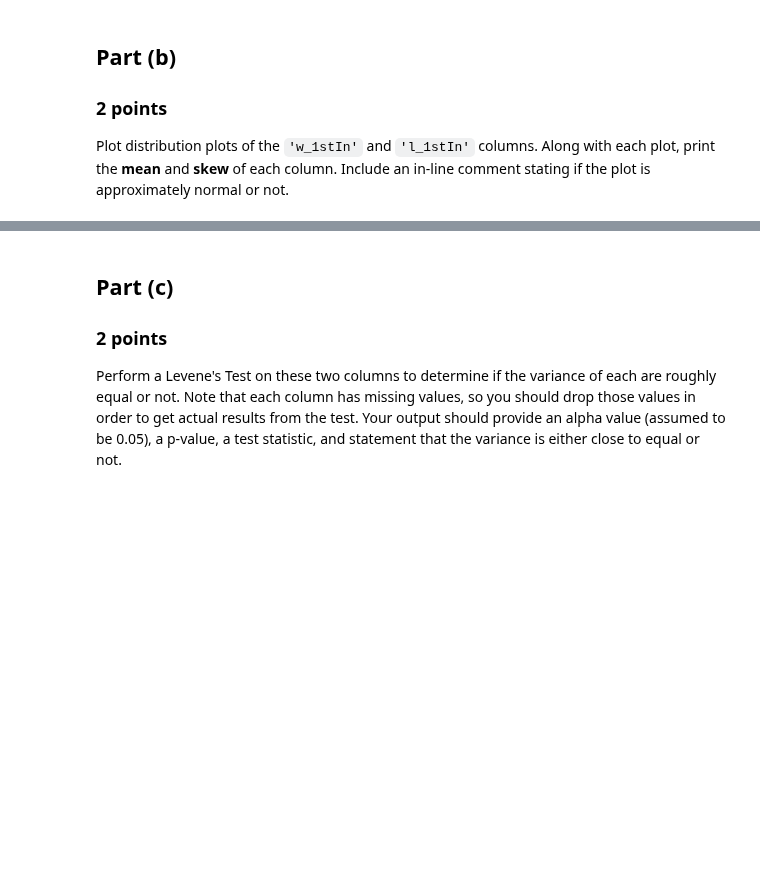
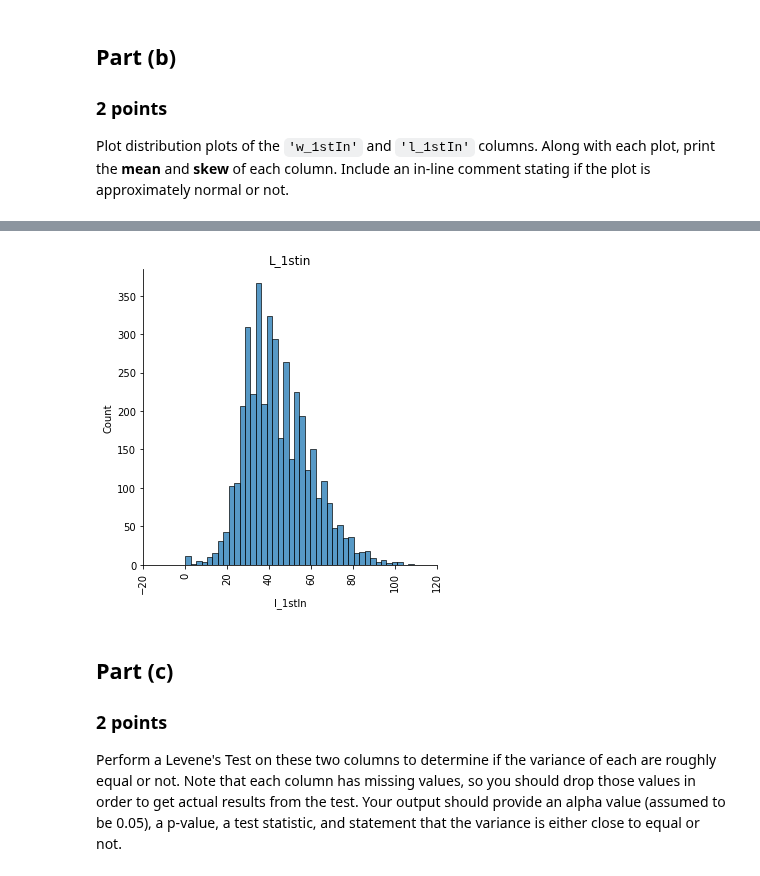
Before and after one commit to DuncanFerguson/GITHUB_REPOSITORY, a Jupyter notebook: DU_MSDS/Data Science Tools 1/Final_Assignment/Duncan_Ferguson_Final Assignment.ipynb, the cells around one changed output, grey strips where cells are left out. Drawn from its saved outputs; the diff is of its cells as text; code cells hidden in the pictures; blank space fills up the shorter version.

```diff
--- a/DU_MSDS/Data Science Tools 1/Final_Assignment/Duncan_Ferguson_Final Assignment.ipynb
+++ b/DU_MSDS/Data Science Tools 1/Final_Assignment/Duncan_Ferguson_Final Assignment.ipynb
@@ -384,3 +375,10 @@ cut_wta# YOUR CODE HERE
+# %%
+plot = sns.displot(data=cut_wta.l_1stIn)
+plot.set_xticklabels(rotation=90)
+plot.tight_layout()
+plt.title("L_1stin");
+# %% [output]
+[figure, added]
 # %% [markdown]
 ## Part (c)
 ### 2 points
```
Also changed, not shown: parts of 2 cells of this notebook, 1 other file.
